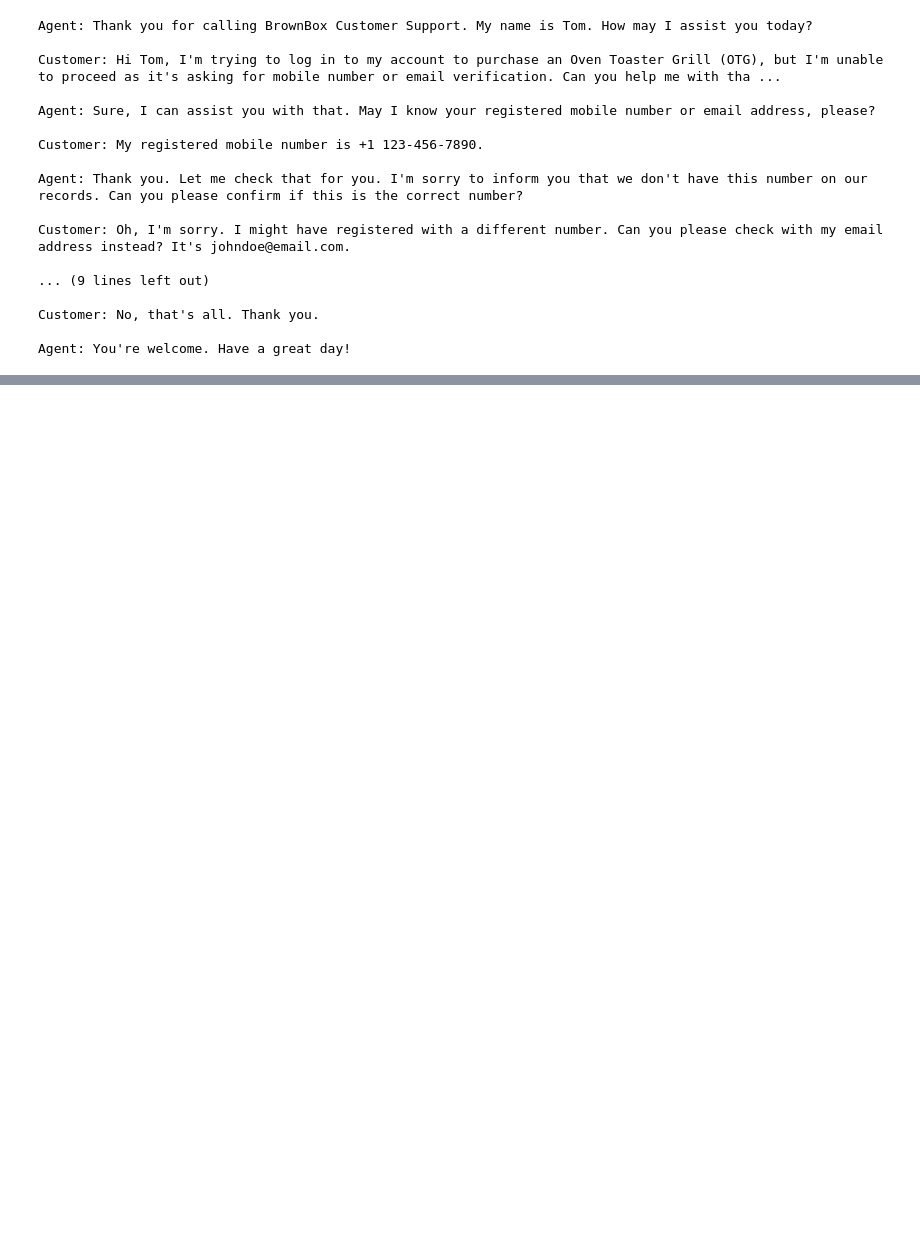
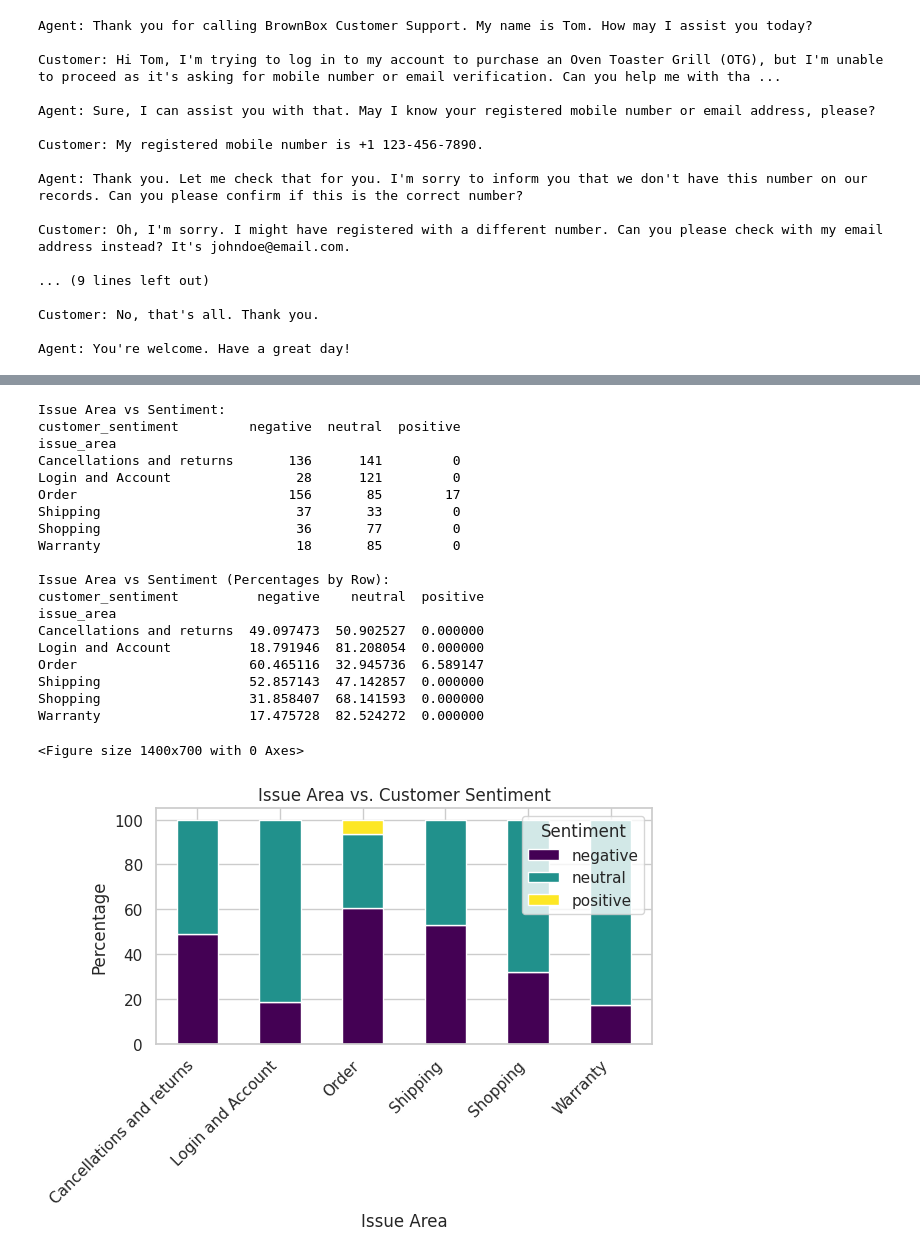
Before and after one commit to utkuden/DI725_assignment, a Jupyter notebook: Assignment_1.ipynb, the cells around one changed output, grey strips where cells are left out. Cells and saved outputs as stored; diff of their text form; code cells hidden in the pictures; blank space fills up the shorter version.

```diff
--- a/Assignment_1.ipynb
+++ b/Assignment_1.ipynb
@@ -144,0 +384,43 @@ Agent: You're welcome. Have a great day!
+# %%
+print("Issue Area vs Sentiment:")
+area_sentiment = pd.crosstab(train_df['issue_area'], train_df['customer_sentiment'])
+print(area_sentiment)
+
+area_sentiment_pct = pd.crosstab(train_df['issue_area'],
+                                train_df['customer_sentiment'],
+                                normalize='index') * 100
+print("\nIssue Area vs Sentiment (Percentages by Row):")
+print(area_sentiment_pct)
+
+plt.figure(figsize=(14, 7))
+area_sentiment_pct.plot(kind='bar', stacked=True, colormap='viridis')
+plt.title('Issue Area vs. Customer Sentiment')
+plt.xlabel('Issue Area')
+plt.ylabel('Percentage')
+plt.xticks(rotation=45, ha='right')
+plt.legend(title='Sentiment')
+plt.tight_layout()
+plt.savefig('figures/area_vs_sentiment.png', dpi=300)
+plt.show()
+# %% [output]
+Issue Area vs Sentiment:
+customer_sentiment         negative  neutral  positive
+issue_area
+Cancellations and returns       136      141         0
+Login and Account                28      121         0
+Order                           156       85        17
+Shipping                         37       33         0
+Shopping                         36       77         0
+Warranty                         18       85         0
+
+Issue Area vs Sentiment (Percentages by Row):
+customer_sentiment          negative    neutral  positive
+issue_area
+Cancellations and returns  49.097473  50.902527  0.000000
+Login and Account          18.791946  81.208054  0.000000
+Order                      60.465116  32.945736  6.589147
+Shipping                   52.857143  47.142857  0.000000
+Shopping                   31.858407  68.141593  0.000000
+Warranty                   17.475728  82.524272  0.000000
+<Figure size 1400x700 with 0 Axes>
+[figure, added]
```
Also changed, not shown: parts of 30 cells of this notebook.
